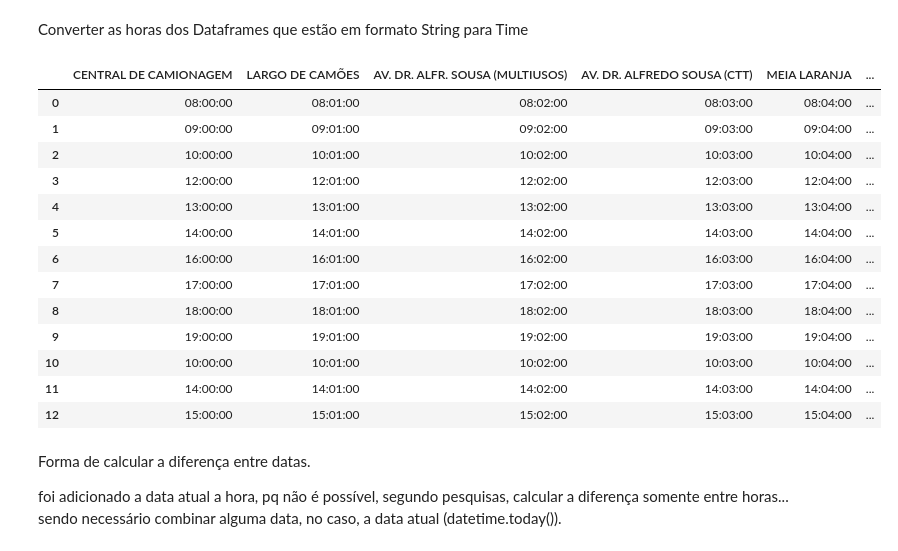
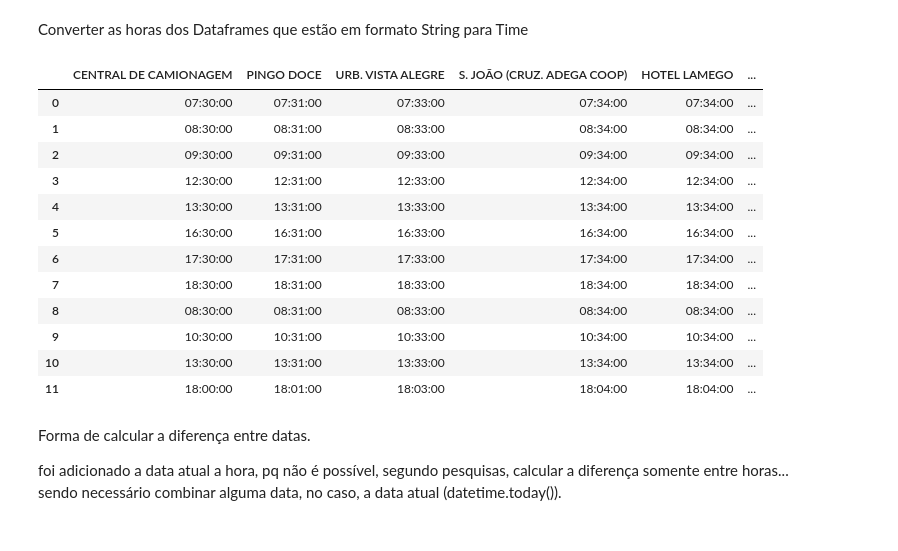
Before and after one commit to guivieiratorres/portfolio, a Jupyter notebook: main.ipynb, the cells around one changed output. Cells and saved outputs as stored; diff of their text form; code cells hidden in the pictures.

```diff
--- a/main.ipynb
+++ b/main.ipynb
@@ -56,22 +47,21 @@ for column in df6.columns[:-1]:
     # Convert the Time column to datatime format
     df6[column] = pd.to_datetime(df6[column], format='%H:%M').dt.time
 # %%
-df1.head(50)
+df4.head(50)
 # %% [output]
-|  | CENTRAL DE CAMIONAGEM | LARGO DE CAMÕES | AV. DR. ALFR. SOUSA (MULTIUSOS) | AV. DR. ALFREDO SOUSA (CTT) | MEIA LARANJA | ... |
-| 0 | 08:00:00 | 08:01:00 | 08:02:00 | 08:03:00 | 08:04:00 | ... |
-| 1 | 09:00:00 | 09:01:00 | 09:02:00 | 09:03:00 | 09:04:00 | ... |
-| 2 | 10:00:00 | 10:01:00 | 10:02:00 | 10:03:00 | 10:04:00 | ... |
-| 3 | 12:00:00 | 12:01:00 | 12:02:00 | 12:03:00 | 12:04:00 | ... |
-| 4 | 13:00:00 | 13:01:00 | 13:02:00 | 13:03:00 | 13:04:00 | ... |
-| 5 | 14:00:00 | 14:01:00 | 14:02:00 | 14:03:00 | 14:04:00 | ... |
-| 6 | 16:00:00 | 16:01:00 | 16:02:00 | 16:03:00 | 16:04:00 | ... |
-| 7 | 17:00:00 | 17:01:00 | 17:02:00 | 17:03:00 | 17:04:00 | ... |
-| 8 | 18:00:00 | 18:01:00 | 18:02:00 | 18:03:00 | 18:04:00 | ... |
-| 9 | 19:00:00 | 19:01:00 | 19:02:00 | 19:03:00 | 19:04:00 | ... |
-| 10 | 10:00:00 | 10:01:00 | 10:02:00 | 10:03:00 | 10:04:00 | ... |
-| 11 | 14:00:00 | 14:01:00 | 14:02:00 | 14:03:00 | 14:04:00 | ... |
-| 12 | 15:00:00 | 15:01:00 | 15:02:00 | 15:03:00 | 15:04:00 | ... |
+|  | CENTRAL DE CAMIONAGEM | PINGO DOCE | URB. VISTA ALEGRE | S. JOÃO (CRUZ. ADEGA COOP) | HOTEL LAMEGO | ... |
+| 0 | 07:30:00 | 07:31:00 | 07:33:00 | 07:34:00 | 07:34:00 | ... |
+| 1 | 08:30:00 | 08:31:00 | 08:33:00 | 08:34:00 | 08:34:00 | ... |
+| 2 | 09:30:00 | 09:31:00 | 09:33:00 | 09:34:00 | 09:34:00 | ... |
+| 3 | 12:30:00 | 12:31:00 | 12:33:00 | 12:34:00 | 12:34:00 | ... |
+| 4 | 13:30:00 | 13:31:00 | 13:33:00 | 13:34:00 | 13:34:00 | ... |
+| 5 | 16:30:00 | 16:31:00 | 16:33:00 | 16:34:00 | 16:34:00 | ... |
+| 6 | 17:30:00 | 17:31:00 | 17:33:00 | 17:34:00 | 17:34:00 | ... |
+| 7 | 18:30:00 | 18:31:00 | 18:33:00 | 18:34:00 | 18:34:00 | ... |
+| 8 | 08:30:00 | 08:31:00 | 08:33:00 | 08:34:00 | 08:34:00 | ... |
+| 9 | 10:30:00 | 10:31:00 | 10:33:00 | 10:34:00 | 10:34:00 | ... |
+| 10 | 13:30:00 | 13:31:00 | 13:33:00 | 13:34:00 | 13:34:00 | ... |
+| 11 | 18:00:00 | 18:01:00 | 18:03:00 | 18:04:00 | 18:04:00 | ... |
 # %% [markdown]
 Forma de calcular a diferença entre datas.
 
```
Also changed, not shown: parts of 14 cells of this notebook.
